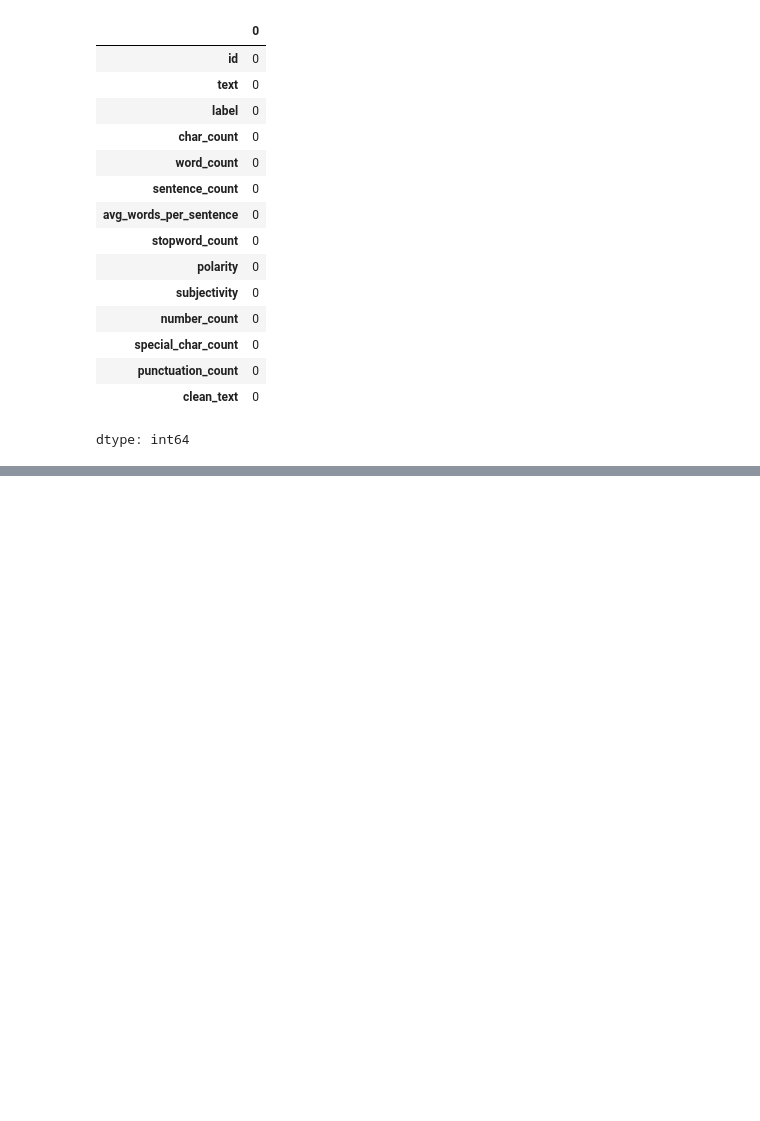
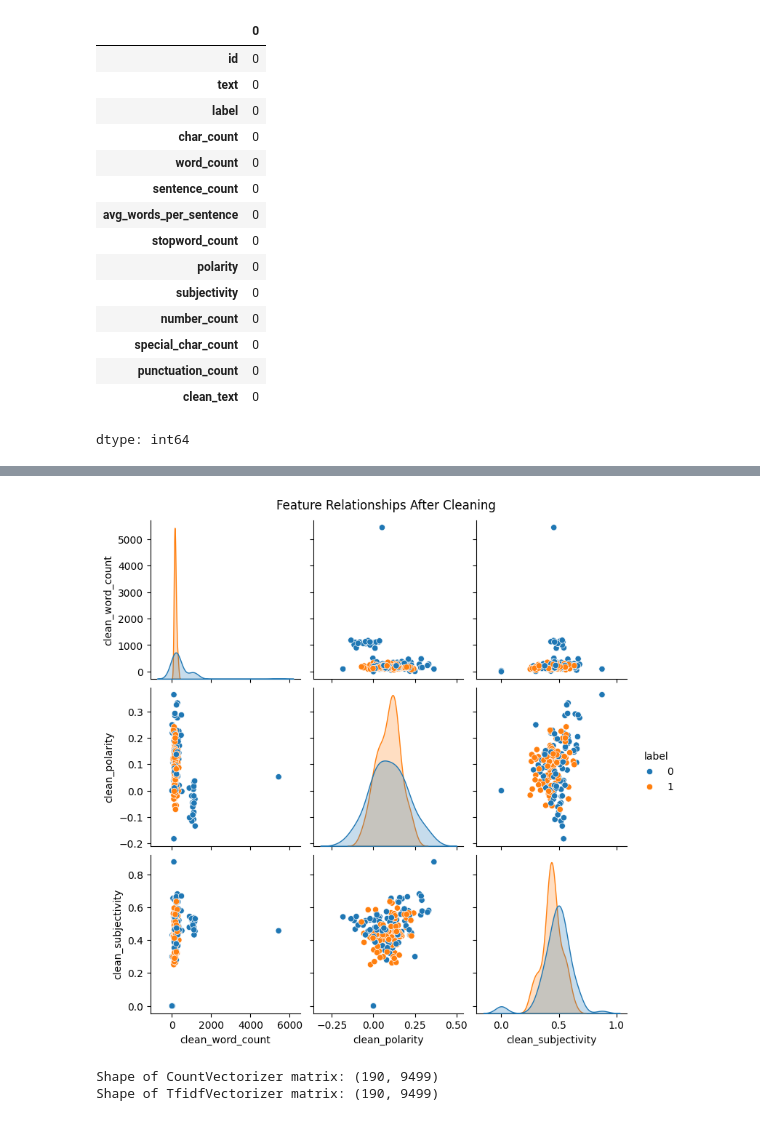
Before and after one commit to Saurabhganvir/Book-Review-System, a Jupyter notebook: 02Imposter.ipynb, the cells around one changed output, grey strips where cells are left out. Saved outputs shown, nothing was run; the diff lists cells and outputs as text; code cells hidden in the pictures; blank space fills up the shorter version.

```diff
--- a/02Imposter.ipynb
+++ b/02Imposter.ipynb
@@ -540,0 +579,38 @@ df_long.head()
+# %%
+sns.pairplot(df_long, vars=["clean_word_count", "clean_polarity", "clean_subjectivity"], hue="label")
+plt.suptitle("Feature Relationships After Cleaning", y=1.02)
+plt.show()
+# %% [output]
+[figure, added]
+# %%
+from sklearn.feature_extraction.text import CountVectorizer, TfidfVectorizer
+
+# Example using CountVectorizer
+# Initialize CountVectorizer
+count_vectorizer = CountVectorizer()
+
+# Fit and transform the 'clean_text' data
+count_matrix = count_vectorizer.fit_transform(df_long['clean_text'])
+
+# Convert to DataFrame for easier viewing (optional, can work directly with sparse matrix)
+# count_df = pd.DataFrame(count_matrix.toarray(), columns=count_vectorizer.get_feature_names_out())
+# display(count_df.head())
+
+print("Shape of CountVectorizer matrix:", count_matrix.shape)
+
+
+# Example using TfidfVectorizer
+# Initialize TfidfVectorizer
+tfidf_vectorizer = TfidfVectorizer()
+
+# Fit and transform the 'clean_text' data
+tfidf_matrix = tfidf_vectorizer.fit_transform(df_long['clean_text'])
+
+# Convert to DataFrame for easier viewing (optional)
+# tfidf_df = pd.DataFrame(tfidf_matrix.toarray(), columns=tfidf_vectorizer.get_feature_names_out())
+# display(tfidf_df.head())
+
+print("Shape of TfidfVectorizer matrix:", tfidf_matrix.shape)
+# %% [output]
+Shape of CountVectorizer matrix: (190, 9499)
+Shape of TfidfVectorizer matrix: (190, 9499)
```
Also changed, not shown: parts of 121 cells of this notebook.
